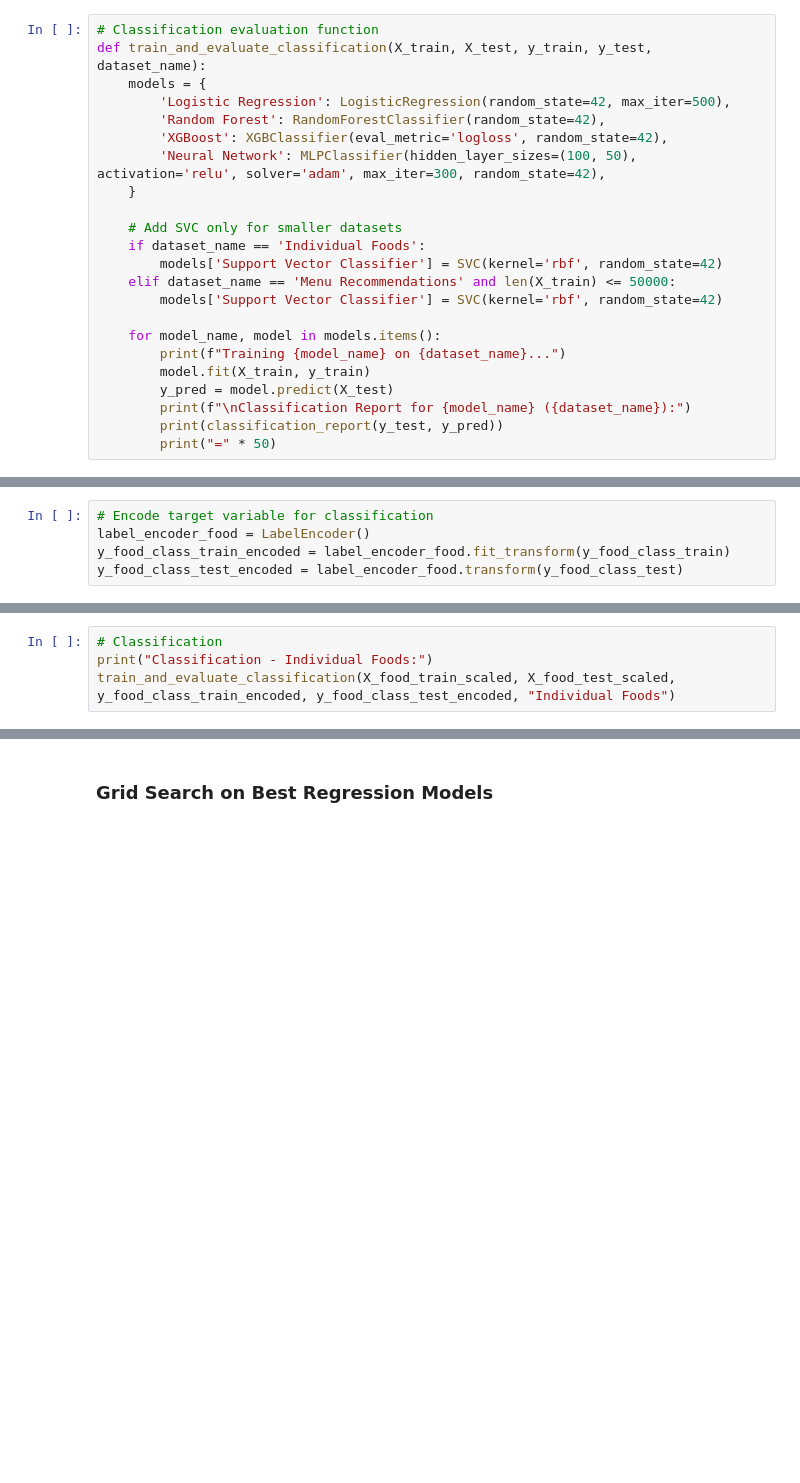
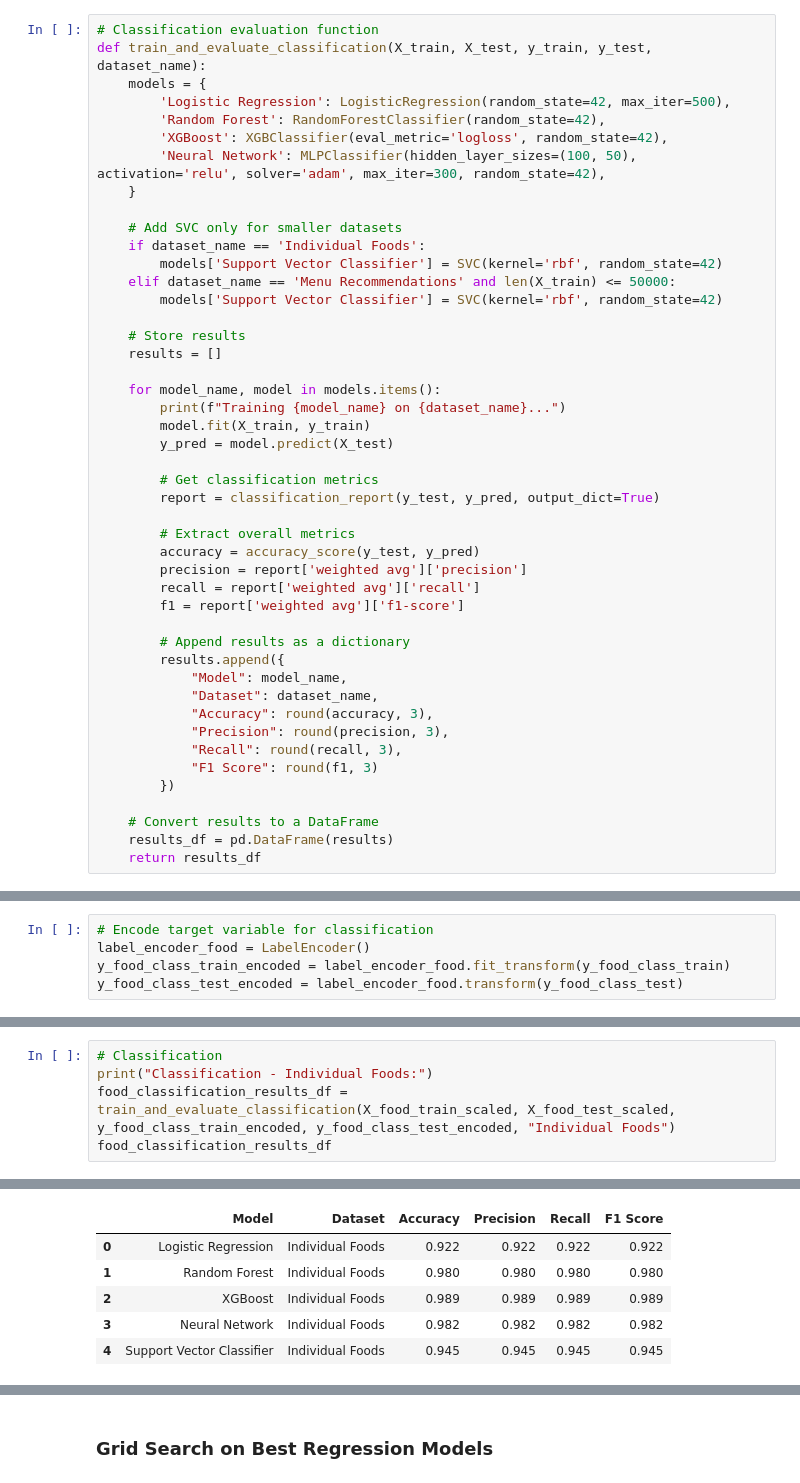
Before and after one commit to lvandine44/MADS-Capstone, a Jupyter notebook: 4b-Modeling and Results.ipynb, the cells around one changed output, grey strips where cells are left out. Saved outputs shown, nothing was run; the diff lists cells and outputs as text; blank space fills up the shorter version.

```diff
--- a/4b-Modeling and Results.ipynb
+++ b/4b-Modeling and Results.ipynb
@@ -226,13 +238,36 @@ def train_and_evaluate_classification(X_train, X_test, y_train, y_test, dataset_
     elif dataset_name == 'Menu Recommendations' and len(X_train) <= 50000:
         models['Support Vector Classifier'] = SVC(kernel='rbf', random_state=42)
 
+    # Store results
+    results = []
+
     for model_name, model in models.items():
         print(f"Training {model_name} on {dataset_name}...")
         model.fit(X_train, y_train)
         y_pred = model.predict(X_test)
-        print(f"\nClassification Report for {model_name} ({dataset_name}):")
-        print(classification_report(y_test, y_pred))
-        print("=" * 50)
+
+        # Get classification metrics
+        report = classification_report(y_test, y_pred, output_dict=True)
+
+        # Extract overall metrics
+        accuracy = accuracy_score(y_test, y_pred)
+        precision = report['weighted avg']['precision']
+        recall = report['weighted avg']['recall']
+        f1 = report['weighted avg']['f1-score']
+
+        # Append results as a dictionary
+        results.append({
+            "Model": model_name,
+            "Dataset": dataset_name,
+            "Accuracy": round(accuracy, 3),
+            "Precision": round(precision, 3),
+            "Recall": round(recall, 3),
+            "F1 Score": round(f1, 3)
+        })
+
+    # Convert results to a DataFrame
+    results_df = pd.DataFrame(results)
+    return results_df
 # %% [markdown]
 ### Model Evaluations
 # %% [markdown]
@@ -318,7 +327,8 @@ Support Vector Regressor:
 # %%
 # Classification
 print("Classification - Individual Foods:")
-train_and_evaluate_classification(X_food_train_scaled, X_food_test_scaled, y_food_class_train_encoded, y_food_class_test_encoded, "Individual Foods")
+food_classification_results_df = train_and_evaluate_classification(X_food_train_scaled, X_food_test_scaled, y_food_class_train_encoded, y_food_class_test_encoded, "Individual Foods")
+food_classification_results_df
 # %% [output]
 Classification - Individual Foods:
 Training Logistic Regression on Individual Foods...
@@ -339,0 +339,6 @@ weighted avg       0.95      0.95      0.95      6516
+|  | Model | Dataset | Accuracy | Precision | Recall | F1 Score |
+| 0 | Logistic Regression | Individual Foods | 0.922 | 0.922 | 0.922 | 0.922 |
+| 1 | Random Forest | Individual Foods | 0.980 | 0.980 | 0.980 | 0.980 |
+| 2 | XGBoost | Individual Foods | 0.989 | 0.989 | 0.989 | 0.989 |
+| 3 | Neural Network | Individual Foods | 0.982 | 0.982 | 0.982 | 0.982 |
+| 4 | Support Vector Classifier | Individual Foods | 0.945 | 0.945 | 0.945 | 0.945 |
```
Also changed, not shown: parts of 14 cells of this notebook, 1 other file.
